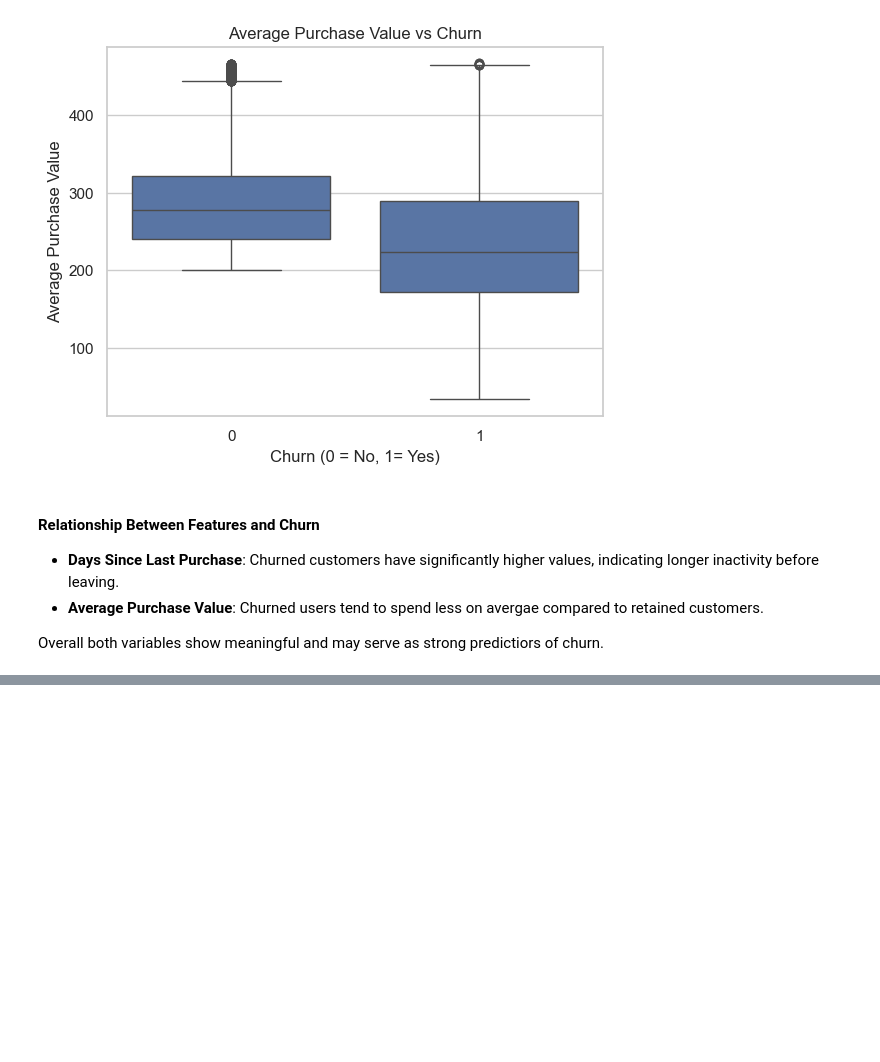
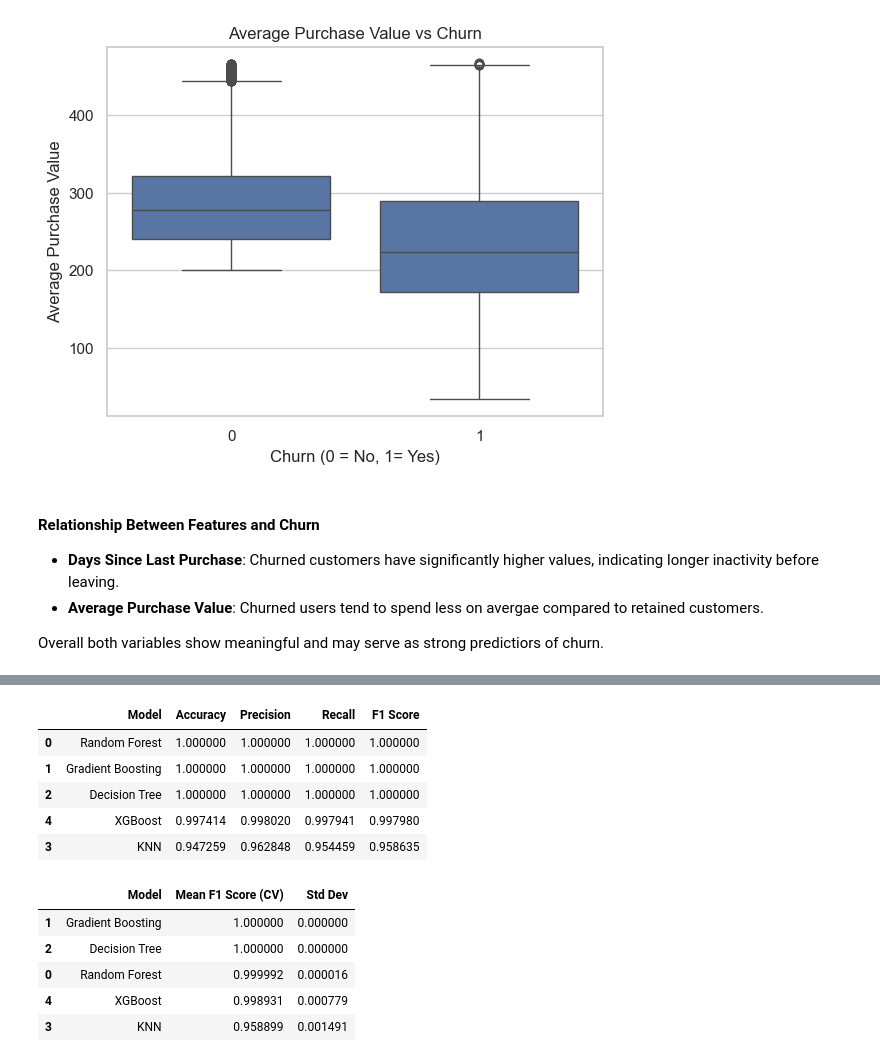
Before and after one commit to Wykoo/churn-prediction-project, a Jupyter notebook: notebooks/01_notebook.ipynb, the cells around one changed output, grey strips where cells are left out. Cells and saved outputs as stored; diff of their text form; code cells hidden in the pictures; blank space fills up the shorter version.

```diff
--- a/notebooks/01_eda.ipynb
+++ b/notebooks/01_notebook.ipynb
@@ -319,0 +329,3 @@ plt.show()
+# %%
+# Adding new variable 'akltywny_klient', where client had purchased in the last 90 days
+df['aktywny_klient'] = df['dni_od_ostatniego_zakupu'].apply(lambda x: 1 if x<=90 else 0)
@@ -319,0 +442,63 @@ plt.show()
+# %%
+from sklearn.ensemble import RandomForestClassifier, GradientBoostingClassifier
+from sklearn.tree import DecisionTreeClassifier
+from sklearn.neighbors import KNeighborsClassifier
+from sklearn.metrics import accuracy_score, precision_score, recall_score, f1_score
+from xgboost import XGBClassifier
+from sklearn.model_selection import cross_val_score
+
+# Initialize and train models
+models = {
+    "Random Forest": RandomForestClassifier(),
+    "Gradient Boosting": GradientBoostingClassifier(),
+    "Decision Tree": DecisionTreeClassifier(),
+    "KNN": KNeighborsClassifier(),
+    "XGBoost": XGBClassifier( eval_metric='logloss')
+}
+
+# Predict on test set
+results = []
+
+for name, model in models.items():
+    model.fit(X_train_scaled, y_train)
+    y_pred = model.predict(X_test_scaled)
+
+    results.append({
+        "Model": name,
+        "Accuracy": accuracy_score(y_test, y_pred),
+        "Precision": precision_score(y_test, y_pred),
+        "Recall": recall_score(y_test, y_pred),
+        "F1 Score": f1_score(y_test, y_pred)
+    })
+
+#Results of the models
+results_df = pd.DataFrame(results)
+results_df = results_df.sort_values(by="F1 Score", ascending=False)
+display(results_df)
+
+cv_results = []
+
+for name, model in models.items():
+    scores = cross_val_score(model, X_scaled, y, cv=5, scoring='f1')  # Możesz też użyć 'accuracy', 'precision', 'recall'
+    cv_results.append({
+        "Model": name,
+        "Mean F1 Score (CV)": scores.mean(),
+        "Std Dev": scores.std()
+    })
+
+cv_df = pd.DataFrame(cv_results)
+cv_df = cv_df.sort_values(by="Mean F1 Score (CV)", ascending=False)
+display(cv_df)
+# %% [output]
+|  | Model | Accuracy | Precision | Recall | F1 Score |
+| 0 | Random Forest | 1.000000 | 1.000000 | 1.000000 | 1.000000 |
+| 1 | Gradient Boosting | 1.000000 | 1.000000 | 1.000000 | 1.000000 |
+| 2 | Decision Tree | 1.000000 | 1.000000 | 1.000000 | 1.000000 |
+| 4 | XGBoost | 0.997414 | 0.998020 | 0.997941 | 0.997980 |
+| 3 | KNN | 0.947259 | 0.962848 | 0.954459 | 0.958635 |
+|  | Model | Mean F1 Score (CV) | Std Dev |
+| 1 | Gradient Boosting | 1.000000 | 0.000000 |
+| 2 | Decision Tree | 1.000000 | 0.000000 |
+| 0 | Random Forest | 0.999992 | 0.000016 |
+| 4 | XGBoost | 0.998931 | 0.000779 |
+| 3 | KNN | 0.958899 | 0.001491 |
```
Also changed, not shown: parts of 13 cells of this notebook, 7 other files.
